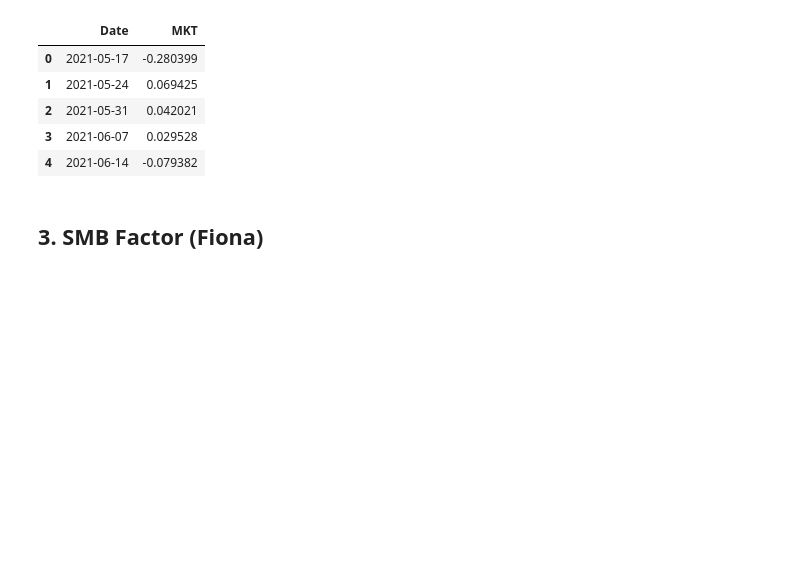
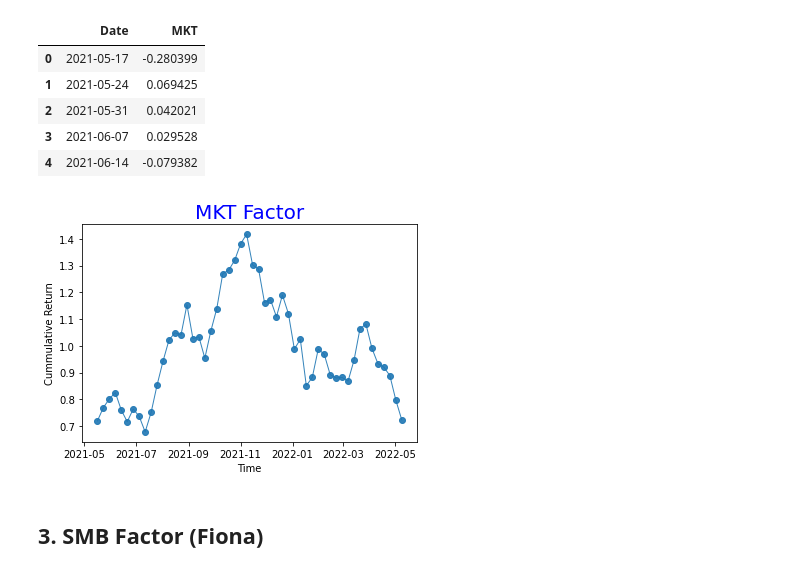
Before and after one commit to PracticumCrypto/C5-Analyzer, a Jupyter notebook: Deliver_version.ipynb, the cells around one changed output. Cells and saved outputs as stored; diff of their text form; code cells hidden in the pictures; blank space fills up the shorter version.

```diff
--- a/Deliver_version.ipynb
+++ b/Deliver_version.ipynb
@@ -287,15 +289,15 @@ fullSample_raw.to_csv(filename1)
 # %% [markdown]
 We chose the crypto currencies which have market cap greatter than 1m and ranked in the top 100 as our market portfolio and using value weighted method to calcuate the market index return.
 # %%
-## largeCapSample is a big dataframe include all crypto currencies makcap greater than 1000000
-marketport = largeCapSample.groupby('Date')['MarketCap'].sum().reset_index(name='TotalMarketCap')
+mktport = largeCapSample[largeCapSample['Price'].notna()]
+marketport = mktport.groupby('Date')['MarketCap'].sum().reset_index(name='TotalMarketCap')
 
-marketInd = largeCapSample.copy()
+marketInd = mktport.copy()
 marketInd['weights'] = marketInd['Return'] * marketInd['MarketCap']
 recomp = marketInd.groupby('Date')['weights'].sum().reset_index(name='TotalMarketReturn')
 marketport['MarketIndexReturn'] = recomp['TotalMarketReturn']/ marketport['TotalMarketCap']
 # %%
-riskfree = largeCapSample.groupby('Date')['RiskFree'].mean().reset_index()
+riskfree = mktport.groupby('Date')['RiskFree'].mean().reset_index()
 marketport = marketport.merge(riskfree, on='Date')
 marketport['MKT'] = marketport['MarketIndexReturn'] - marketport['RiskFree']
 MKT_f = marketport[['Date','MKT']]
@@ -310,6 +321,14 @@ MKT_f.head()
 | 2 | 2021-05-31 | 0.042021 |
 | 3 | 2021-06-07 | 0.029528 |
 | 4 | 2021-06-14 | -0.079382 |
+# %%
+plt.plot(MKT_f.Date, np.cumprod(1+MKT_f.MKT), marker='o', linewidth=1, alpha=0.9, label=MKT_f.MKT)
+plt.title("MKT Factor", loc='center', fontsize=20, fontweight=0, color='blue')
+plt.xlabel("Time")
+plt.ylabel("Cummulative Return")
+plt.show()
+# %% [output]
+[figure, added]
 # %% [markdown]
 ## 3. SMB Factor (Fiona)
 # %% [markdown]
```
Also changed, not shown: parts of 19 cells of this notebook.
